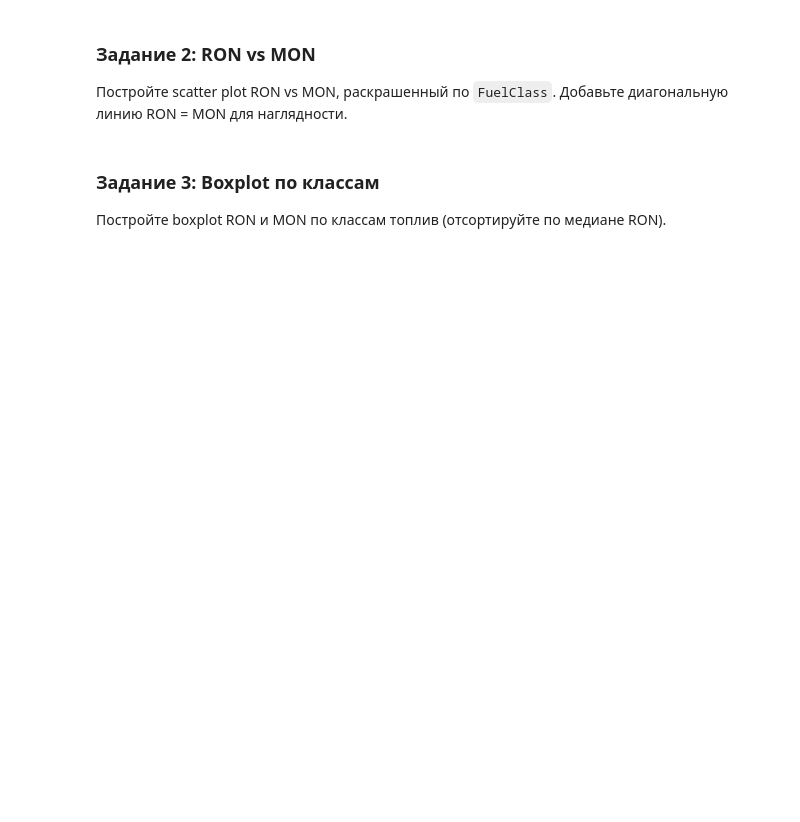
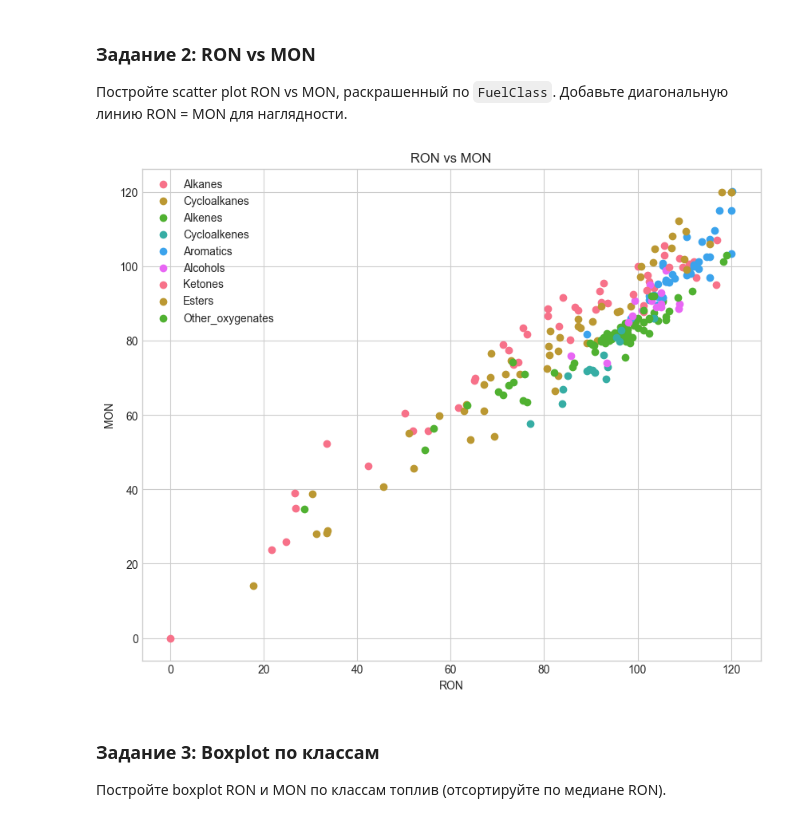
Before and after one commit to Ega2901/ChemML2026, a Jupyter notebook: materials/RON_MON/seminar.ipynb, the cells around one changed output. Cells and saved outputs as stored; diff of their text form; code cells hidden in the pictures; blank space fills up the shorter version.

```diff
--- a/materials/RON_MON/seminar.ipynb
+++ b/materials/RON_MON/seminar.ipynb
@@ -69,3 +137,17 @@ print(f"\nПосле удаления пропусков: {len(df_clean)} сое
+# %%
+# YOUR CODE HERE
+fig, ax = plt.subplots(figsize=(10,8))
+for f_c in df_clean["FuelClass"].unique():
+    subset = df_clean[df_clean["FuelClass"] == f_c]
+    ax.scatter(subset["RON"], subset["MON"], label=f_c)
+
+ax.set_xlabel("RON")
+ax.set_ylabel("MON")
+ax.set_title("RON vs MON")
+ax.legend()
+plt.show()
+# %% [output]
+[figure, added]
 # %% [markdown]
 ### Задание 3: Boxplot по классам
 
```
Also changed, not shown: parts of 29 cells of this notebook.
